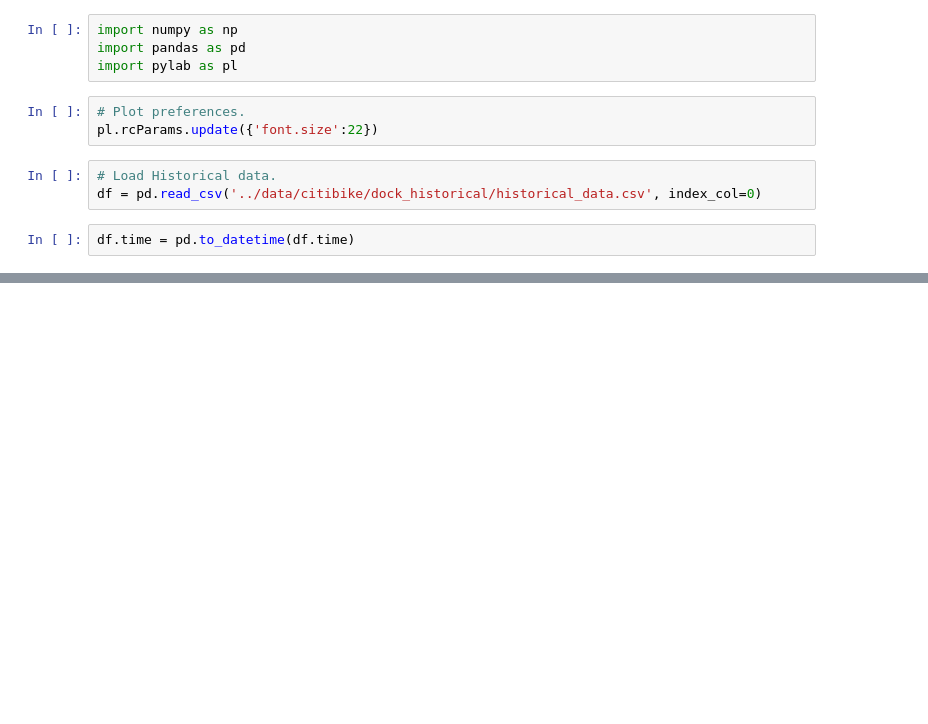
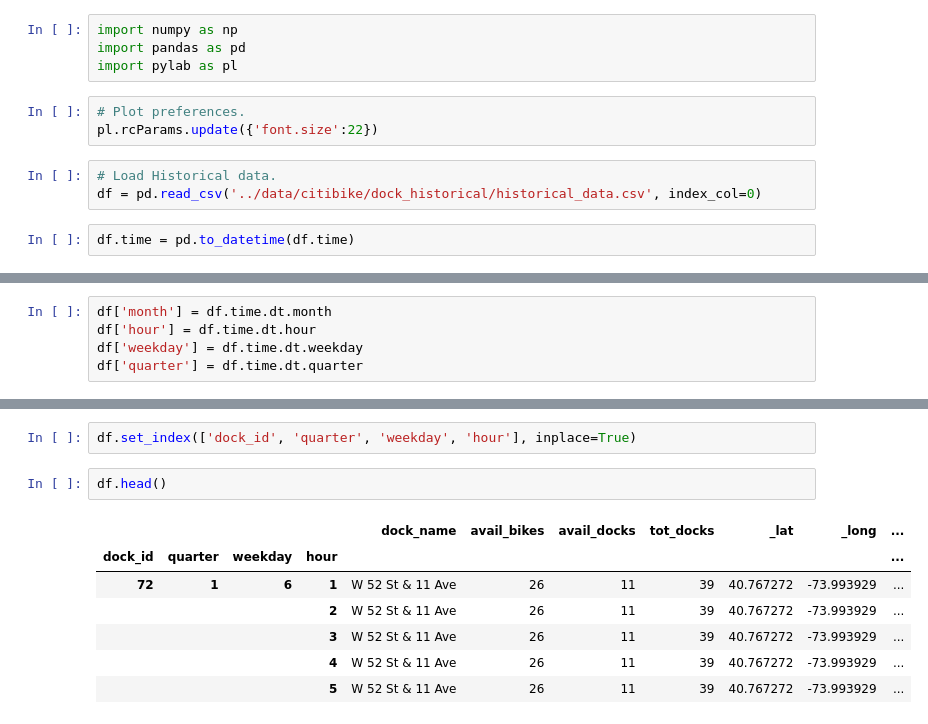
Before and after one commit to markhannel/InAPinch, a Jupyter notebook: notebooks/ExploreDockData.ipynb, the cells around one changed output, grey strips where cells are left out. Drawn from its saved outputs; the diff is of its cells as text; blank space fills up the shorter version.

```diff
--- a/notebooks/ExploreDockData.ipynb
+++ b/notebooks/ExploreDockData.ipynb
@@ -69,0 +40,5 @@ ax.plot(temp.time.dt.hour, temp.avail_bikes, 'o')
+# %%
+df['month'] = df.time.dt.month
+df['hour'] = df.time.dt.hour
+df['weekday'] = df.time.dt.weekday
+df['quarter'] = df.time.dt.quarter
@@ -69,0 +58,12 @@ ax.plot(temp.time.dt.hour, temp.avail_bikes, 'o')
+# %%
+df.set_index(['dock_id', 'quarter', 'weekday', 'hour'], inplace=True)
+# %%
+df.head()
+# %% [output]
+|  |  |  |  | dock_name | avail_bikes | avail_docks | tot_docks | _lat | _long | ... |
+| dock_id | quarter | weekday | hour |  |  |  |  |  |  | ... |
+| 72 | 1 | 6 | 1 | W 52 St & 11 Ave | 26 | 11 | 39 | 40.767272 | -73.993929 | ... |
+|  |  |  | 2 | W 52 St & 11 Ave | 26 | 11 | 39 | 40.767272 | -73.993929 | ... |
+|  |  |  | 3 | W 52 St & 11 Ave | 26 | 11 | 39 | 40.767272 | -73.993929 | ... |
+|  |  |  | 4 | W 52 St & 11 Ave | 26 | 11 | 39 | 40.767272 | -73.993929 | ... |
+|  |  |  | 5 | W 52 St & 11 Ave | 26 | 11 | 39 | 40.767272 | -73.993929 | ... |
```
Also changed, not shown: parts of 15 cells of this notebook, 1 other file.
